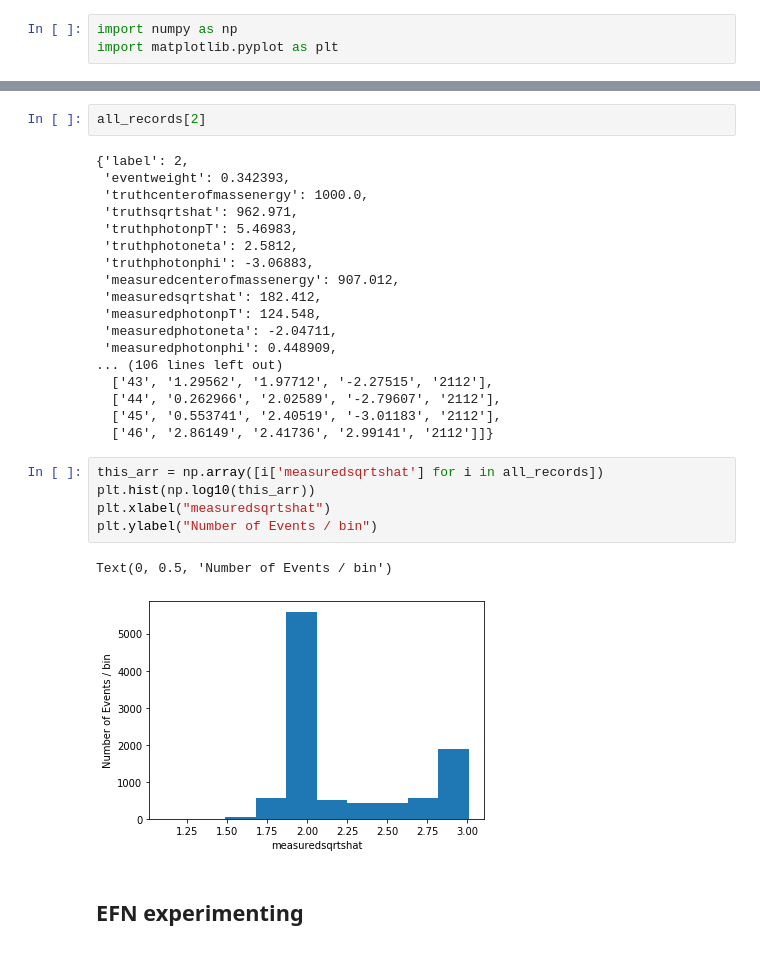
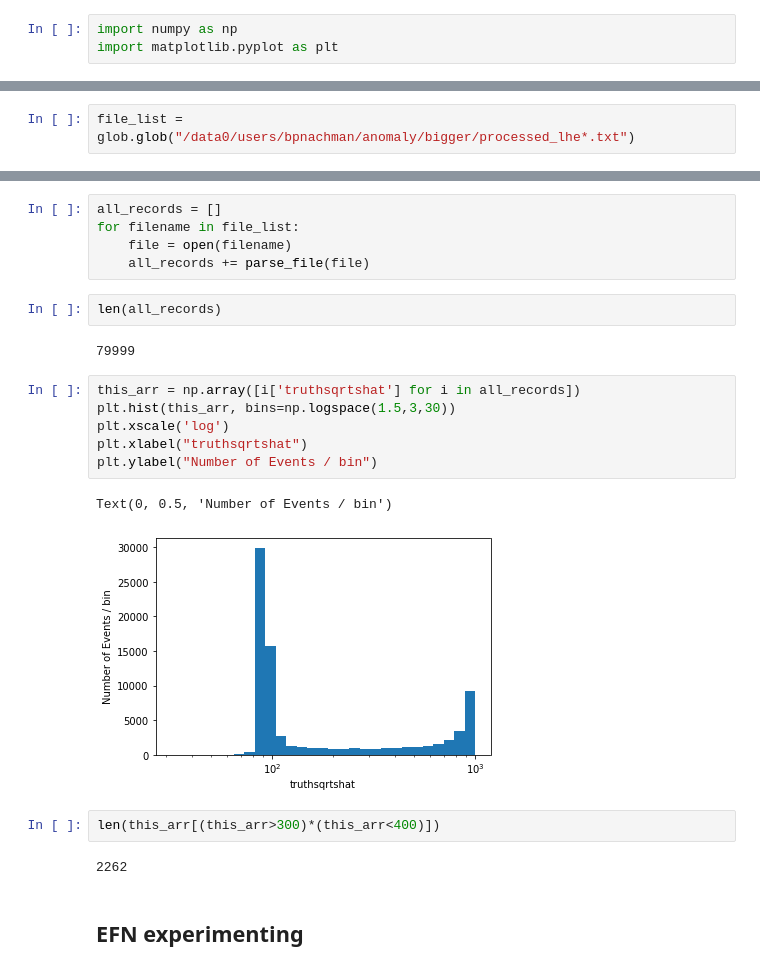
Before and after one commit to bnachman/ILCAnomalies, a Jupyter notebook: DataParser.ipynb, the cells around one changed output, grey strips where cells are left out. Drawn from its saved outputs; the diff is of its cells as text.

```diff
--- a/DataParser.ipynb
+++ b/DataParser.ipynb
@@ -3,0 +6,2 @@ import matplotlib.pyplot as plt
+# %%
+file_list = glob.glob("/data0/users/bpnachman/anomaly/bigger/processed_lhe*.txt")
@@ -92,31 +112,25 @@ for line in myfile:
-# %%
-all_records[2]
-# %% [output]
-{'label': 2,
- 'eventweight': 0.342393,
- 'truthcenterofmassenergy': 1000.0,
- 'truthsqrtshat': 962.971,
- 'truthphotonpT': 5.46983,
- 'truthphotoneta': 2.5812,
- 'truthphotonphi': -3.06883,
- 'measuredcenterofmassenergy': 907.012,
- 'measuredsqrtshat': 182.412,
- 'measuredphotonpT': 124.548,
- 'measuredphotoneta': -2.04711,
- 'measuredphotonphi': 0.448909,
-... (106 lines left out)
-  ['43', '1.29562', '1.97712', '-2.27515', '2112'],
-  ['44', '0.262966', '2.02589', '-2.79607', '2112'],
-  ['45', '0.553741', '2.40519', '-3.01183', '2112'],
-  ['46', '2.86149', '2.41736', '2.99141', '2112']]}
+# %%
+all_records = []
+for filename in file_list:
+    file = open(filename)
+    all_records += parse_file(file)
+# %%
+len(all_records)
+# %% [output]
+79999
 # %%
-this_arr = np.array([i['measuredsqrtshat'] for i in all_records])
-plt.hist(np.log10(this_arr))
-plt.xlabel("measuredsqrtshat")
+this_arr = np.array([i['truthsqrtshat'] for i in all_records])
+plt.hist(this_arr, bins=np.logspace(1.5,3,30))
+plt.xscale('log')
+plt.xlabel("truthsqrtshat")
 plt.ylabel("Number of Events / bin")
 # %% [output]
 Text(0, 0.5, 'Number of Events / bin')
-[figure, old version]
+[figure, new version]
+# %%
+len(this_arr[(this_arr>300)*(this_arr<400)])
+# %% [output]
+2262
 # %% [markdown]
 ## EFN experimenting
 # %% [markdown]
```
Also changed, not shown: parts of 36 cells of this notebook.
